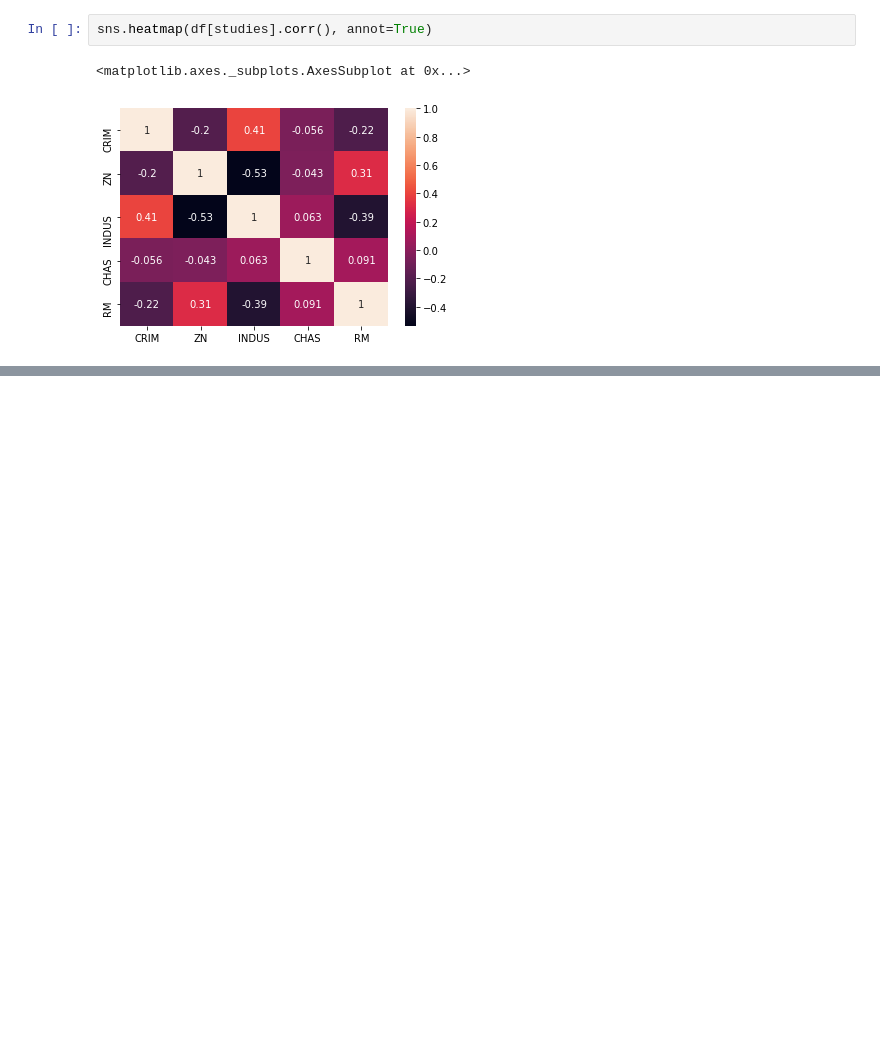
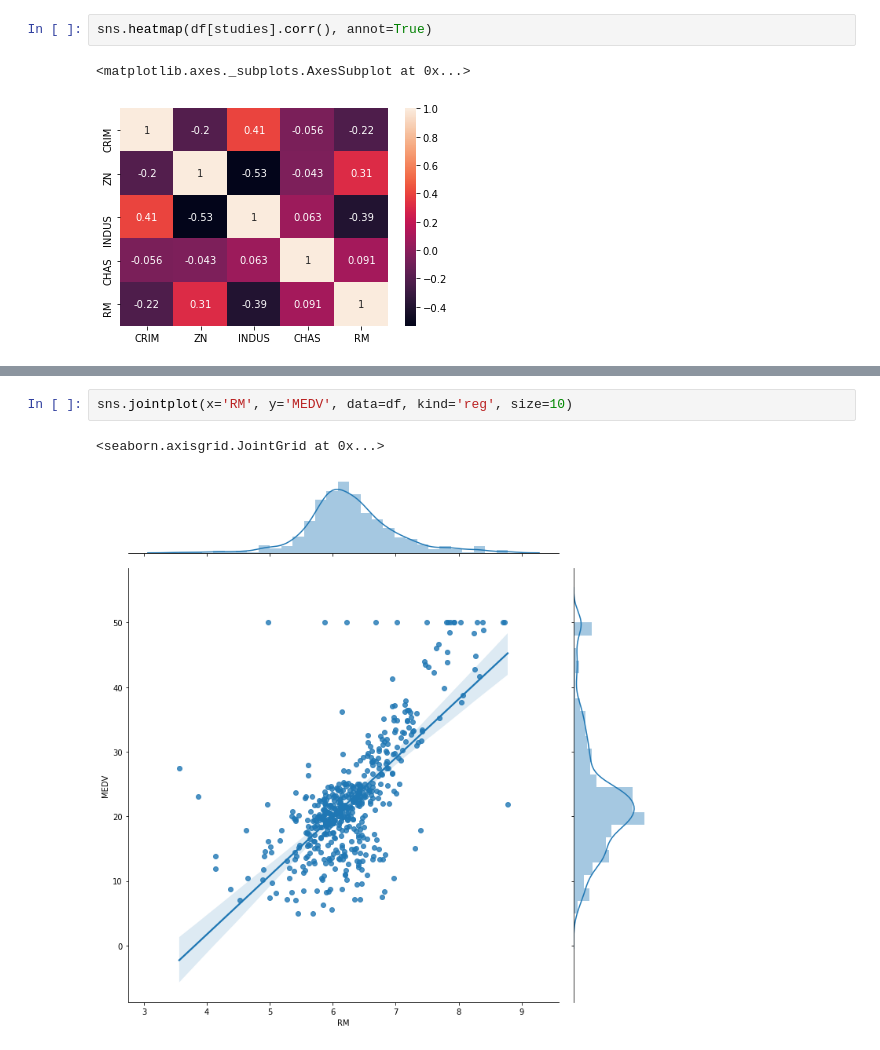
Before and after one commit to brian-mcclune-nnl/machine-learning, a Jupyter notebook: boston-housing.ipynb, the cells around one changed output, grey strips where cells are left out. Drawn from its saved outputs; the diff is of its cells as text; blank space fills up the shorter version.

```diff
--- a/boston-housing.ipynb
+++ b/boston-housing.ipynb
@@ -97,0 +139,5 @@ sns.heatmap(df[studies].corr(), annot=True)
+# %%
+sns.jointplot(x='RM', y='MEDV', data=df, kind='reg', size=10)
+# %% [output]
+<seaborn.axisgrid.JointGrid at 0x...>
+[figure, added]
```
Also changed, not shown: parts of 14 cells of this notebook.
